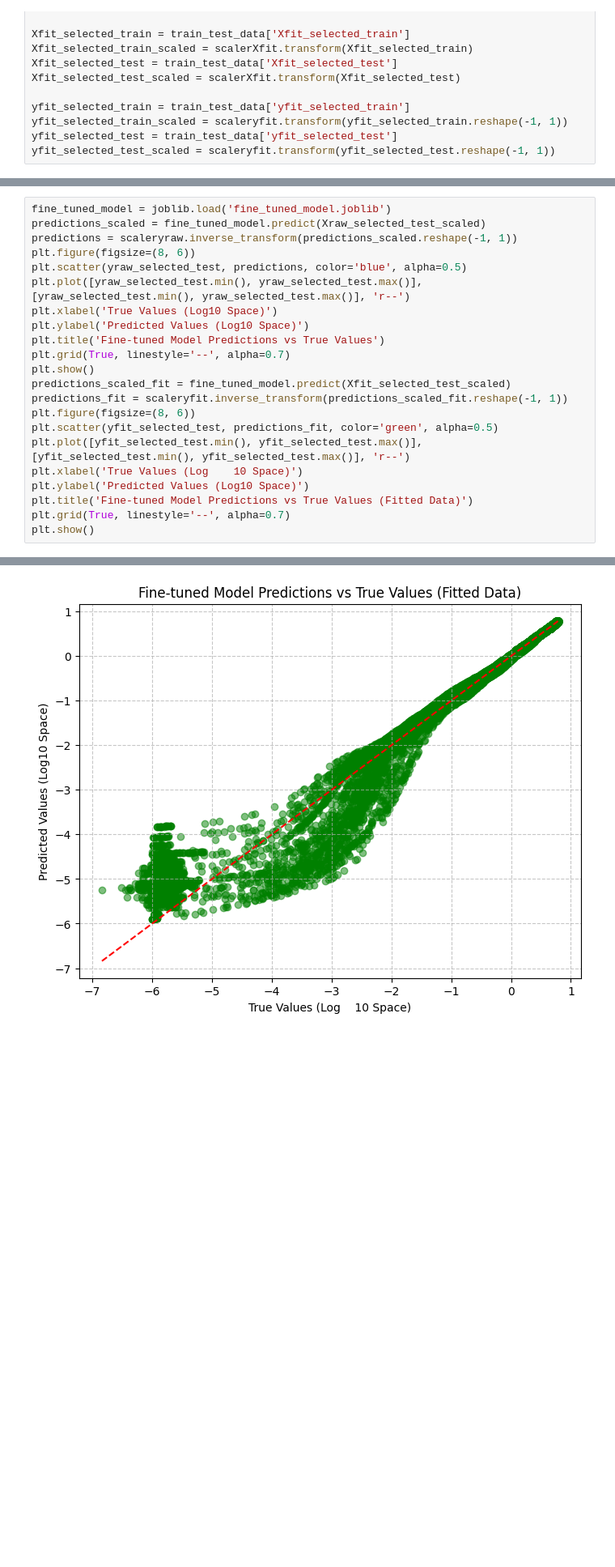
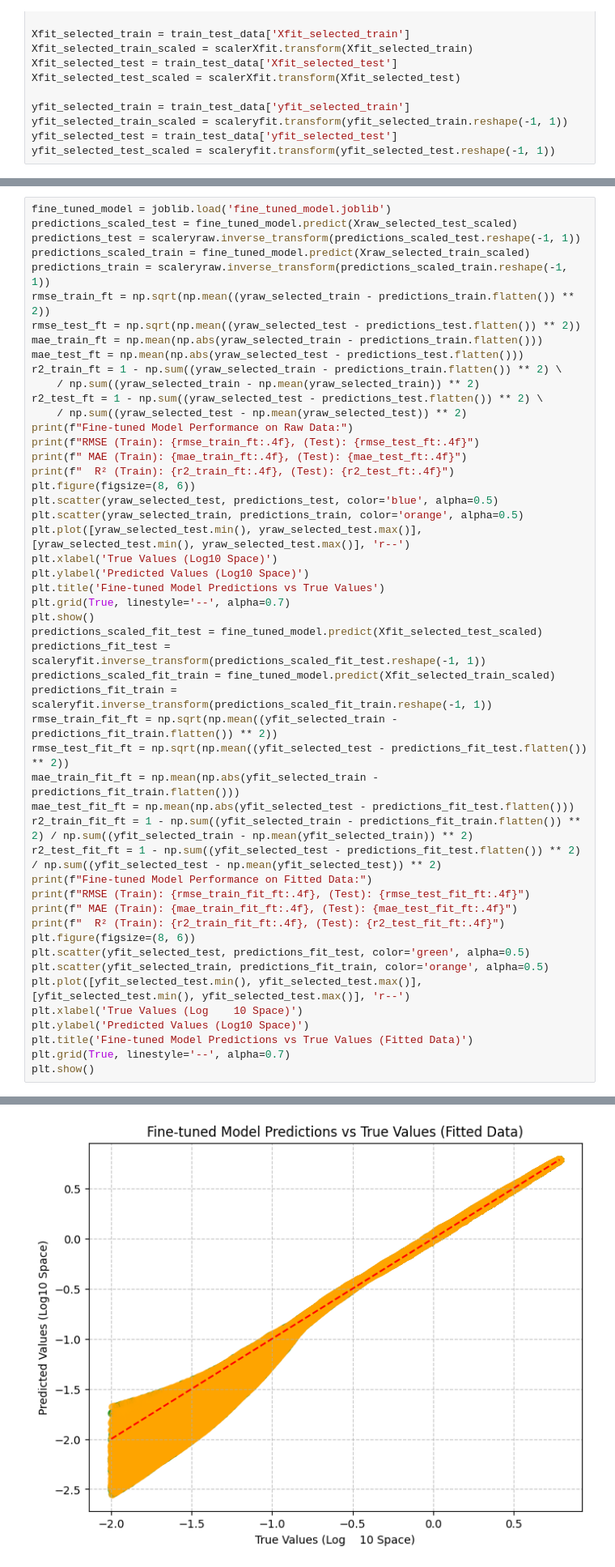
Before and after one commit to lstorchi/MultiFitter, a Jupyter notebook: testperv1v2models..ipynb, the cells around one changed output, grey strips where cells are left out. Shown at 81% size. Drawn from its saved outputs; the diff is of its cells as text; blank space fills up the shorter version.

```diff
--- a/testperv1v2models..ipynb
+++ b/testperv1v2models..ipynb
@@ -97,19 +251,47 @@ Skipping registering GPU devices...
 # %%
 fine_tuned_model = joblib.load('fine_tuned_model.joblib')
-predictions_scaled = fine_tuned_model.predict(Xraw_selected_test_scaled)
-predictions = scaleryraw.inverse_transform(predictions_scaled.reshape(-1, 1))
+predictions_scaled_test = fine_tuned_model.predict(Xraw_selected_test_scaled)
+predictions_test = scaleryraw.inverse_transform(predictions_scaled_test.reshape(-1, 1))
+predictions_scaled_train = fine_tuned_model.predict(Xraw_selected_train_scaled)
+predictions_train = scaleryraw.inverse_transform(predictions_scaled_train.reshape(-1, 1))
+rmse_train_ft = np.sqrt(np.mean((yraw_selected_train - predictions_train.flatten()) ** 2))
+rmse_test_ft = np.sqrt(np.mean((yraw_selected_test - predictions_test.flatten()) ** 2))
+mae_train_ft = np.mean(np.abs(yraw_selected_train - predictions_train.flatten()))
+mae_test_ft = np.mean(np.abs(yraw_selected_test - predictions_test.flatten()))
+r2_train_ft = 1 - np.sum((yraw_selected_train - predictions_train.flatten()) ** 2) \
+    / np.sum((yraw_selected_train - np.mean(yraw_selected_train)) ** 2)
+r2_test_ft = 1 - np.sum((yraw_selected_test - predictions_test.flatten()) ** 2) \
+    / np.sum((yraw_selected_test - np.mean(yraw_selected_test)) ** 2)
+print(f"Fine-tuned Model Performance on Raw Data:")
+print(f"RMSE (Train): {rmse_train_ft:.4f}, (Test): {rmse_test_ft:.4f}")
+print(f" MAE (Train): {mae_train_ft:.4f}, (Test): {mae_test_ft:.4f}")
+print(f"  R² (Train): {r2_train_ft:.4f}, (Test): {r2_test_ft:.4f}")
 plt.figure(figsize=(8, 6))
-plt.scatter(yraw_selected_test, predictions, color='blue', alpha=0.5)
+plt.scatter(yraw_selected_test, predictions_test, color='blue', alpha=0.5)
+plt.scatter(yraw_selected_train, predictions_train, color='orange', alpha=0.5)
 plt.plot([yraw_selected_test.min(), yraw_selected_test.max()], [yraw_selected_test.min(), yraw_selected_test.max()], 'r--')
 plt.xlabel('True Values (Log10 Space)')
 plt.ylabel('Predicted Values (Log10 Space)')
 plt.title('Fine-tuned Model Predictions vs True Values')
 plt.grid(True, linestyle='--', alpha=0.7)
 plt.show()
-predictions_scaled_fit = fine_tuned_model.predict(Xfit_selected_test_scaled)
-predictions_fit = scaleryfit.inverse_transform(predictions_scaled_fit.reshape(-1, 1))
+predictions_scaled_fit_test = fine_tuned_model.predict(Xfit_selected_test_scaled)
+predictions_fit_test = scaleryfit.inverse_transform(predictions_scaled_fit_test.reshape(-1, 1))
+predictions_scaled_fit_train = fine_tuned_model.predict(Xfit_selected_train_scaled)
+predictions_fit_train = scaleryfit.inverse_transform(predictions_scaled_fit_train.reshape(-1, 1))
+rmse_train_fit_ft = np.sqrt(np.mean((yfit_selected_train - predictions_fit_train.flatten()) ** 2))
+rmse_test_fit_ft = np.sqrt(np.mean((yfit_selected_test - predictions_fit_test.flatten()) ** 2))
+mae_train_fit_ft = np.mean(np.abs(yfit_selected_train - predictions_fit_train.flatten()))
+mae_test_fit_ft = np.mean(np.abs(yfit_selected_test - predictions_fit_test.flatten()))
+r2_train_fit_ft = 1 - np.sum((yfit_selected_train - predictions_fit_train.flatten()) ** 2) / np.sum((yfit_selected_train - np.mean(yfit_selected_train)) ** 2)
+r2_test_fit_ft = 1 - np.sum((yfit_selected_test - predictions_fit_test.flatten()) ** 2) / np.sum((yfit_selected_test - np.mean(yfit_selected_test)) ** 2)
+print(f"Fine-tuned Model Performance on Fitted Data:")
+print(f"RMSE (Train): {rmse_train_fit_ft:.4f}, (Test): {rmse_test_fit_ft:.4f}")
+print(f" MAE (Train): {mae_train_fit_ft:.4f}, (Test): {mae_test_fit_ft:.4f}")
+print(f"  R² (Train): {r2_train_fit_ft:.4f}, (Test): {r2_test_fit_ft:.4f}")
 plt.figure(figsize=(8, 6))
-plt.scatter(yfit_selected_test, predictions_fit, color='green', alpha=0.5)
+plt.scatter(yfit_selected_test, predictions_fit_test, color='green', alpha=0.5)
+plt.scatter(yfit_selected_train, predictions_fit_train, color='orange', alpha=0.5)
 plt.plot([yfit_selected_test.min(), yfit_selected_test.max()], [yfit_selected_test.min(), yfit_selected_test.max()], 'r--')
 plt.xlabel('True Values (Log    10 Space)')
 plt.ylabel('Predicted Values (Log10 Space)')
@@ -123 +315 @@ plt.show()
-[figure, old version]
+[figure, new version]
```
Also changed, not shown: parts of 6 cells of this notebook, 1 other file.
